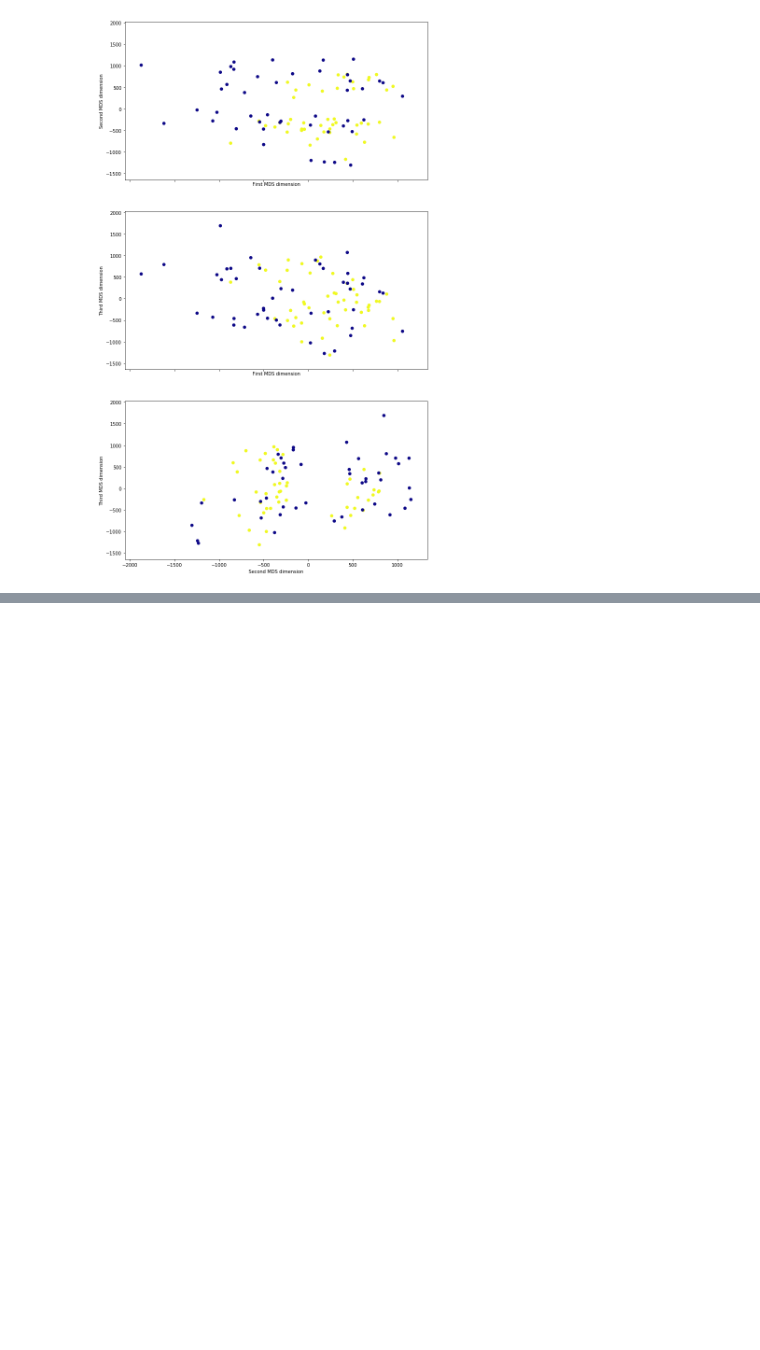
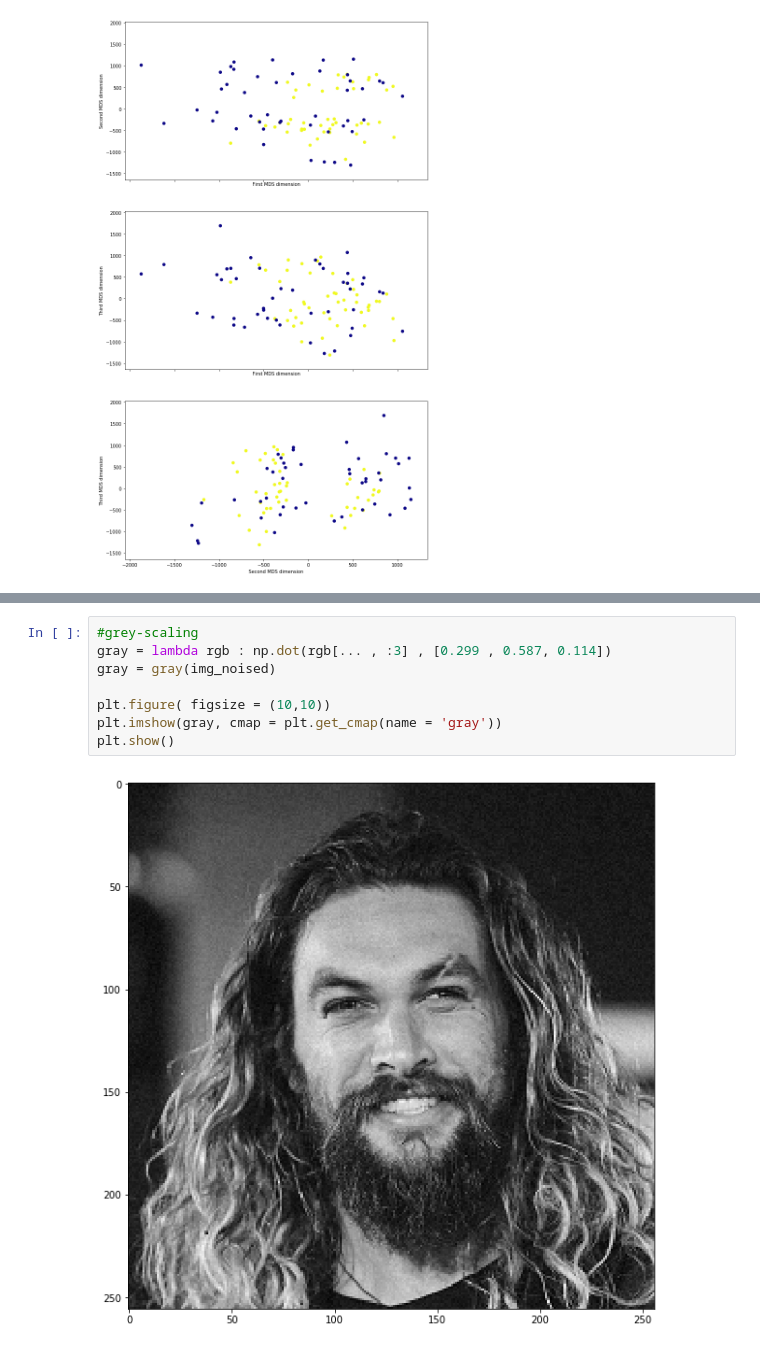
Before and after one commit to BU-IE-582/fall19-omarburk, a Jupyter notebook: IE582_HW2.ipynb, the cells around one changed output, grey strips where cells are left out. Cells and saved outputs as stored; diff of their text form; blank space fills up the shorter version.

```diff
--- a/IE582_HW2.ipynb
+++ b/IE582_HW2.ipynb
@@ -136,0 +164,10 @@ ThreeComponentPlot(bag_feat,bag_targ,"MDS")
+# %%
+#grey-scaling
+gray = lambda rgb : np.dot(rgb[... , :3] , [0.299 , 0.587, 0.114])
+gray = gray(img_noised)
+
+plt.figure( figsize = (10,10))
+plt.imshow(gray, cmap = plt.get_cmap(name = 'gray'))
+plt.show()
+# %% [output]
+[figure, added]
```
Also changed, not shown: parts of 9 cells of this notebook.
